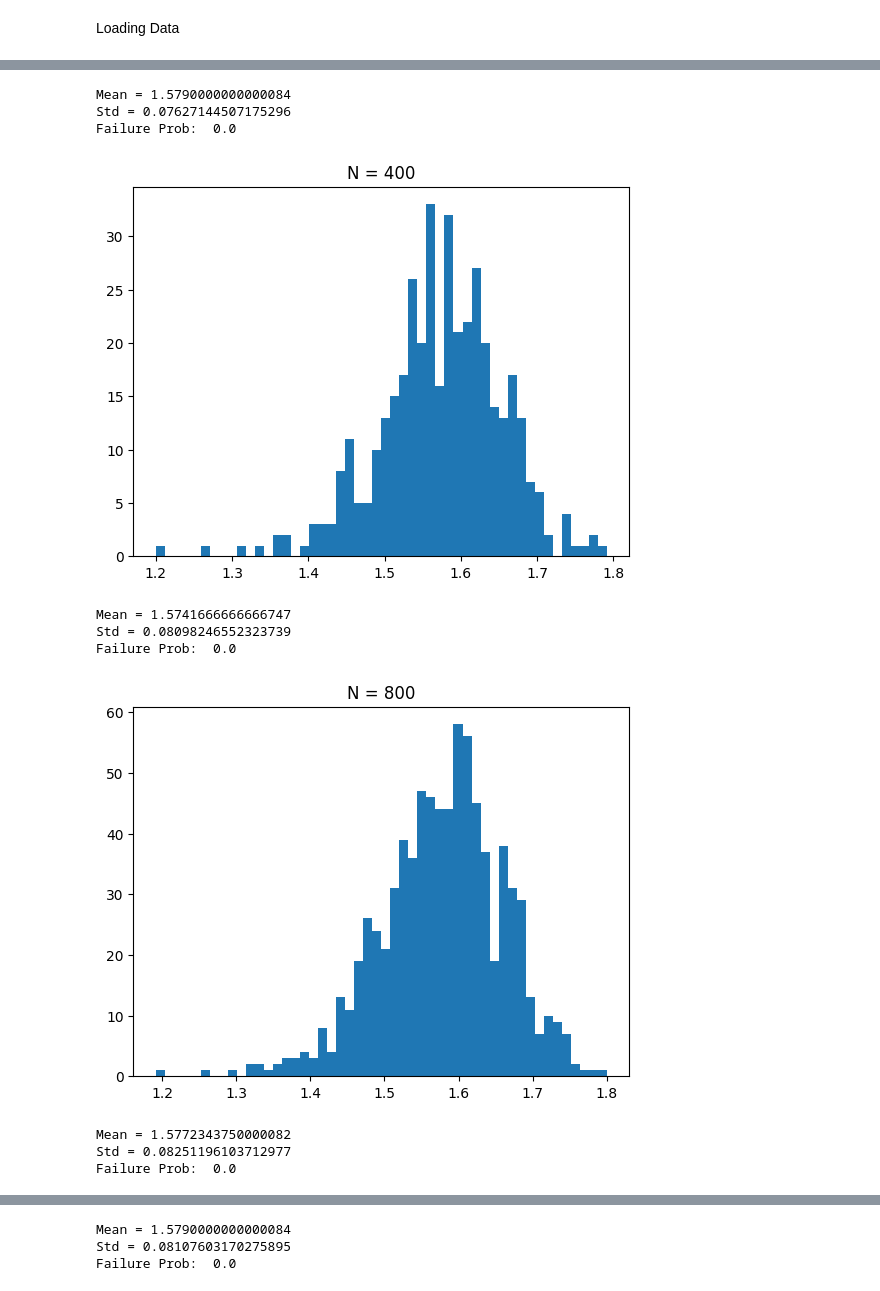
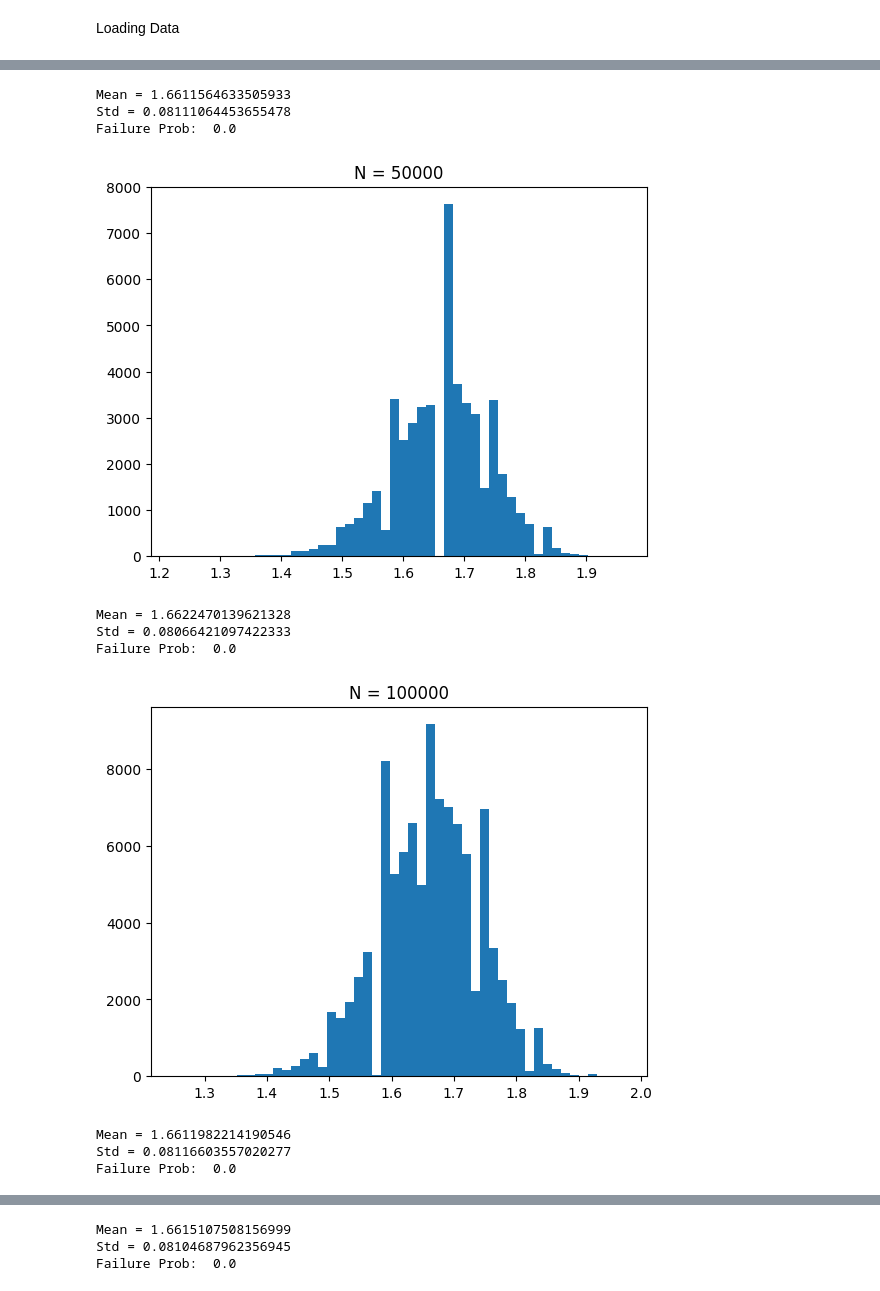
Before and after one commit to Daveed-droid/DACS1, a Jupyter notebook: Q3_DataAnalysis/DataVisualization.ipynb, the cells around one changed output, grey strips where cells are left out. Drawn from its saved outputs; the diff is of its cells as text; code cells hidden in the pictures.

```diff
--- a/Q3_DataAnalysis/DataVisualization.ipynb
+++ b/Q3_DataAnalysis/DataVisualization.ipynb
@@ -10,31 +10,26 @@ from scipy.stats import norm
 # %% [markdown]
 Loading Data
 # %%
-n = [100*2**i for i in range(0,7)]
-FPF = []
-meanStd = []
+n = [12500*2**i for i in range(0,7)]
+FPF1200 = []
+meanStd1200 = []
 for i, ni in enumerate(n):
-    with open(f'Data/reliability_analysis_n{ni}_FPF.pkl', "rb") as f:
-        FPF.append([pickle.load(f)])
+    with open(f'Data/reliability_analysis_Load1200_n{ni}_FPF.pkl', "rb") as f:
+        FPF1200.append([pickle.load(f)])
     f.close()
-    with open(f'Data/reliability_analysis_n{ni}_meanStd.pkl', 'rb') as f:  # open a text file
-        meanStd.append(pickle.load(f)) # serialize the list
+    with open(f'Data/reliability_analysis_Load1200_n{ni}_meanStd.pkl', 'rb') as f:  # open a text file
+        meanStd1200.append(pickle.load(f)) # serialize the list
     f.close()
 # %%
 for i in range(7):
-    plt.hist(FPF[i], bins=50)
+    plt.hist(FPF1200[i], bins=50)
     plt.title(f"N = {n[i]}")
     plt.show()
-    mean, std = meanStd[i]
+    mean, std = meanStd1200[i]
     print(f"Mean = {mean}")
     print(f"Std = {std}")
-    a = np.asarray(FPF[i])
+    a = np.asarray(FPF1200[i])
     b = np.sum(a<=1)
-    Pf = b/len(FPF[i])
+    Pf = b/len(FPF1200[i])
     print("Failure Prob: ", Pf)
-    #x = np.linspace(mean - 3*std, mean + 3*std, 100)
-    #plt.clf()
-    #plt.plot(x, norm.pdf(x, mean, std))
-    #plt.show()
-    #print("Failure Prob: ", norm.cdf(1, mean, std))
 # %% [output]
@@ -46,11 +41,11 @@ Failure Prob:  0.0
-Mean = 1.5790000000000084
-Std = 0.07627144507175296
+Mean = 1.6611564633505933
+Std = 0.08111064453655478
 Failure Prob:  0.0
-[figure, old version]
+[figure, new version]
-Mean = 1.5741666666666747
-Std = 0.08098246552323739
+Mean = 1.6622470139621328
+Std = 0.08066421097422333
 Failure Prob:  0.0
-[figure, old version]
+[figure, new version]
-Mean = 1.5772343750000082
-Std = 0.08251196103712977
+Mean = 1.6611982214190546
+Std = 0.08116603557020277
 Failure Prob:  0.0
@@ -58,3 +53,3 @@ Failure Prob:  0.0
-Mean = 1.5790000000000084
-Std = 0.08107603170275895
+Mean = 1.6615107508156999
+Std = 0.08104687962356945
 Failure Prob:  0.0
```
Also changed, not shown: parts of 5 cells of this notebook, 23 other files.
